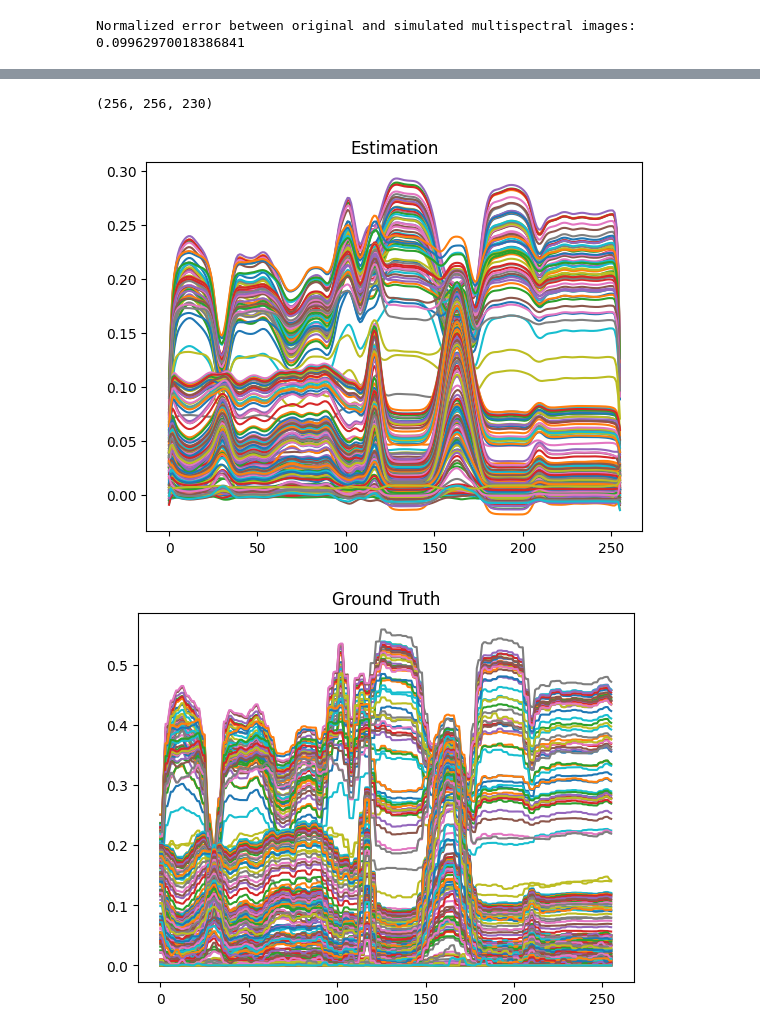
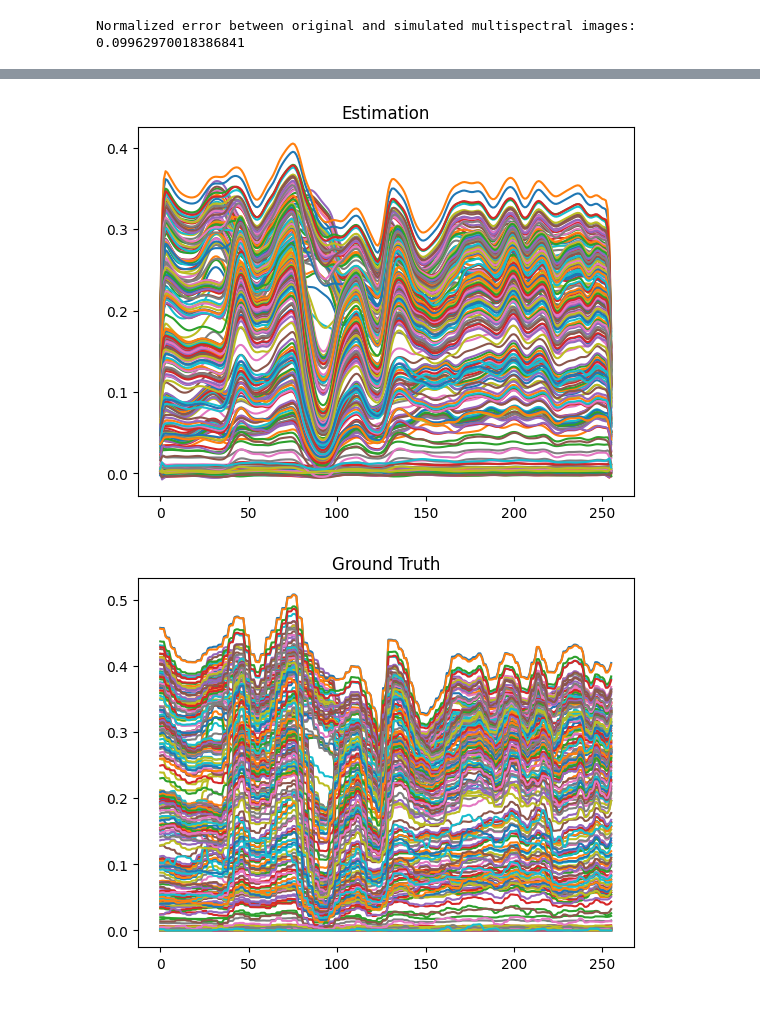
Before and after one commit to clementgilli/Multimodal-change-detection-for-remote-sensing-images, a Jupyter notebook: worksheet.ipynb, the cells around one changed output, grey strips where cells are left out. Saved outputs shown, nothing was run; the diff lists cells and outputs as text; code cells hidden in the pictures.

```diff
--- a/worksheet.ipynb
+++ b/worksheet.ipynb
@@ -108,7 +108,7 @@ Text(0.5, 1.0, 'Hyperspectral Patch')
 from src.models import GradualExpansionUNet
 # %%
 model = GradualExpansionUNet(interpolation_mode="Bilinear")
-model.load_state_dict(torch.load('best_model.pth', map_location=torch.device('cpu')))
+model.load_state_dict(torch.load('first_model.pth', map_location=torch.device('cpu')))
 model.eval();
 # %%
 y_batch_pred = model(X_batch)
@@ -137,13 +137,9 @@ for i in range(1):
-# %%
-y_pred_sample.shape
-# %% [output]
-(256, 256, 230)
 # %%
-plt.figure(),plt.plot(y_pred_sample[:,0,:]),plt.title('Estimation');
-plt.figure(),plt.plot(y_sample[:,0,:]),plt.title('Ground Truth');
+plt.figure(),plt.plot(y_pred_sample[:,1,:]),plt.title('Estimation');
+plt.figure(),plt.plot(y_sample[:,1,:]),plt.title('Ground Truth');
 # %% [output]
-[figure, old version]
+[figure, new version]
-[figure, old version]
+[figure, new version]
 # %%
 def evalSR(HSI0,HSI_est):
     # HSI0: ground-truth HSI (cube)
```
Also changed, not shown: parts of 3 cells of this notebook.
